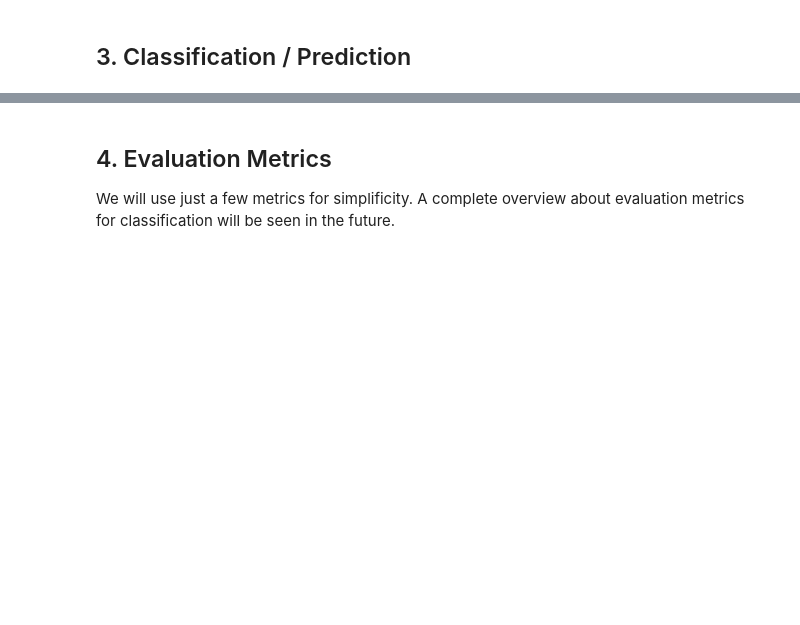
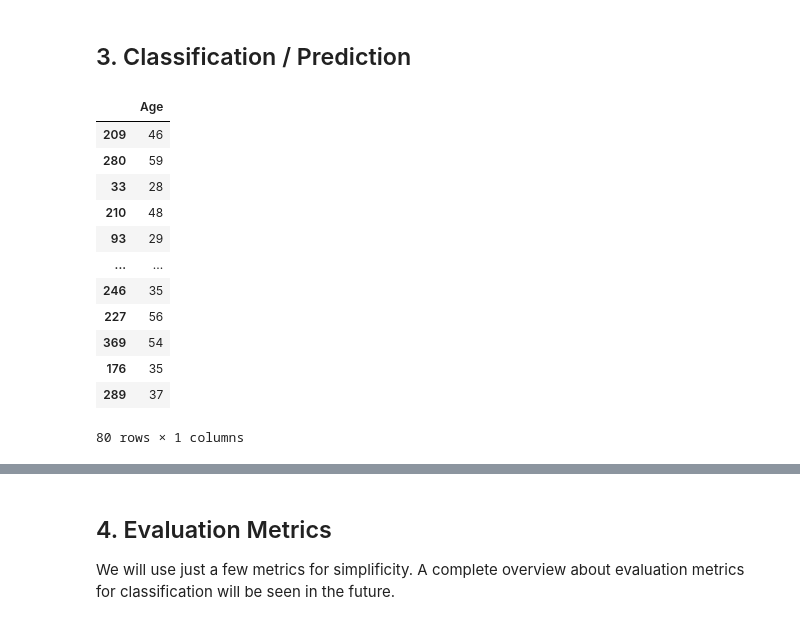
Before and after one commit to prof-samuka-IFSP/IFSP-CMP-D1AED-2023.1, a Jupyter notebook: logistic_regression/logistic_regression_v1.ipynb, the cells around one changed output, grey strips where cells are left out. Saved outputs shown, nothing was run; the diff lists cells and outputs as text; code cells hidden in the pictures; blank space fills up the shorter version.

```diff
--- a/logistic_regression/logistic_regression_v1.ipynb
+++ b/logistic_regression/logistic_regression_v1.ipynb
@@ -169,2 +368,18 @@ plt.title('Logistic Regression - TRAIN')
 # %% [markdown]
 ## 3. Classification / Prediction
+# %%
+X_test  # feature matrix for the test set
+# %% [output]
+|  | Age |
+| 209 | 46 |
+| 280 | 59 |
+| 33 | 28 |
+| 210 | 48 |
+| 93 | 29 |
+| ... | ... |
+| 246 | 35 |
+| 227 | 56 |
+| 369 | 54 |
+| 176 | 35 |
+| 289 | 37 |
+80 rows × 1 columns
```
Also changed, not shown: parts of 69 cells of this notebook, 1 other file.
